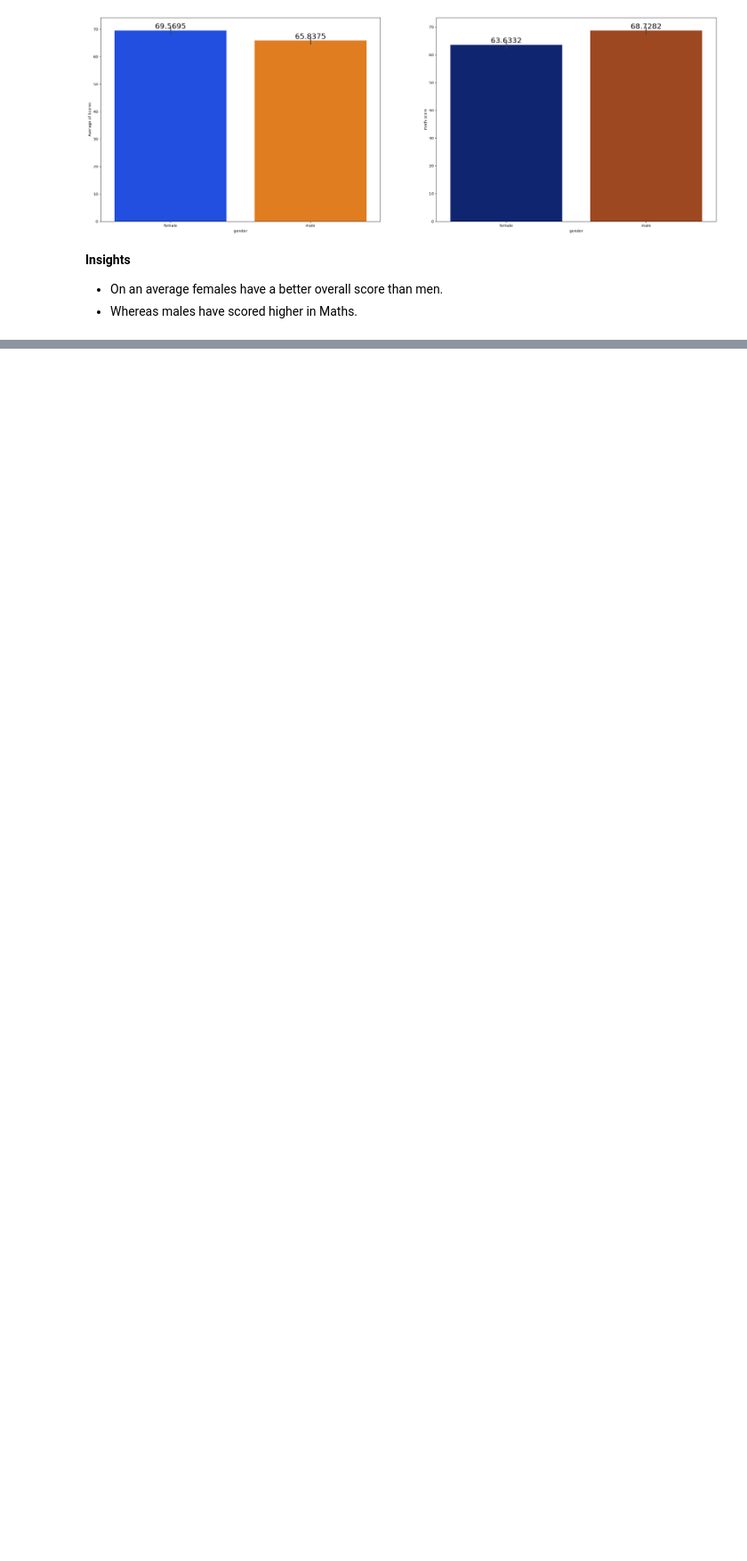
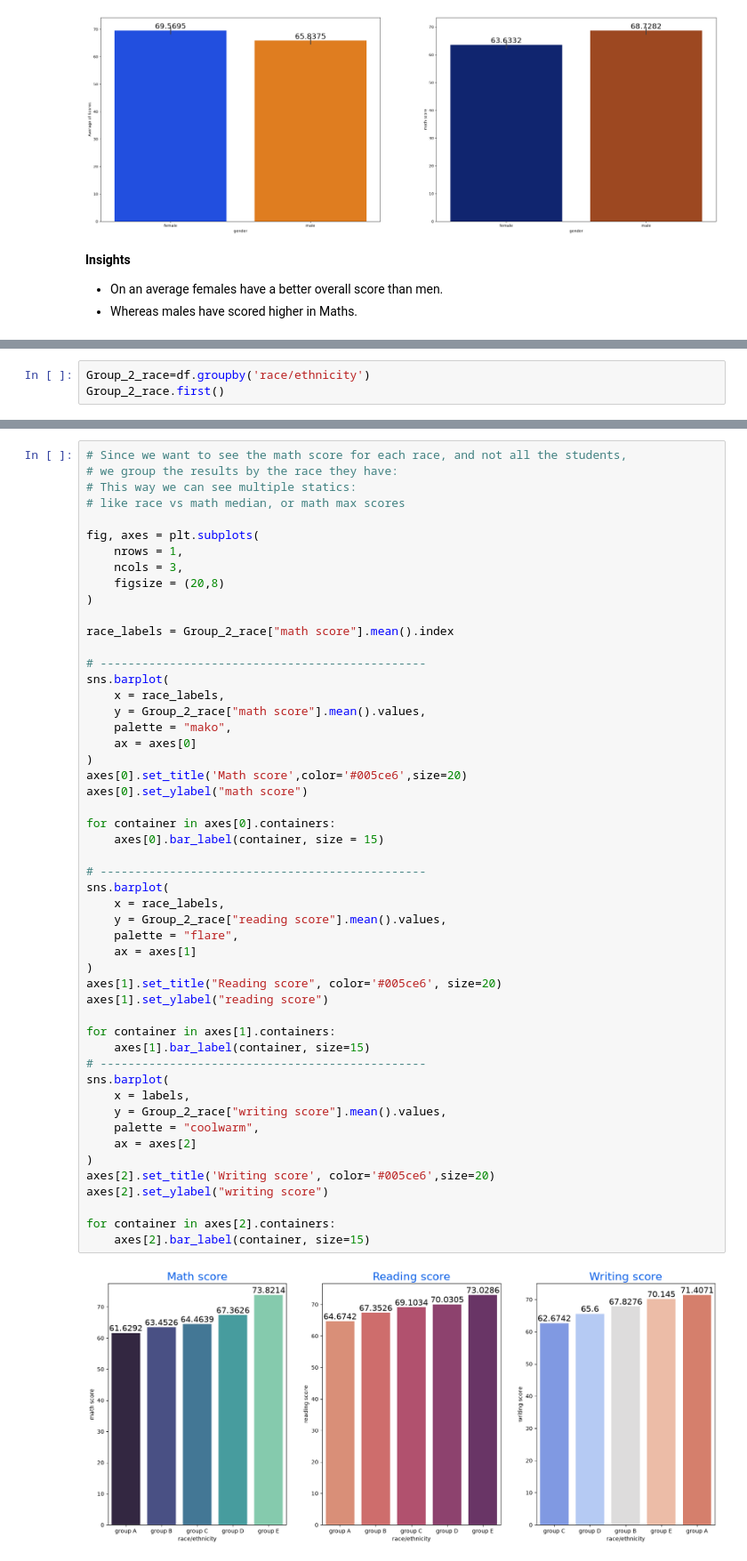
Before and after one commit to Adrinaesf/Generic-ML-Project, a Jupyter notebook: notebooks/1. EDA STUDENT PERFORMANCE.ipynb, the cells around one changed output, grey strips where cells are left out. Shown at 89% size. Cells and saved outputs as stored; diff of their text form; blank space fills up the shorter version.

```diff
--- a/notebooks/1. EDA STUDENT PERFORMANCE.ipynb
+++ b/notebooks/1. EDA STUDENT PERFORMANCE.ipynb
@@ -663,0 +705,3 @@ for container in axes[1].containers:
+# %%
+Group_2_race=df.groupby('race/ethnicity')
+Group_2_race.first()
@@ -663,0 +716,53 @@ for container in axes[1].containers:
+# %%
+# Since we want to see the math score for each race, and not all the students,
+# we group the results by the race they have:
+# This way we can see multiple statics:
+# like race vs math median, or math max scores
+
+fig, axes = plt.subplots(
+    nrows = 1,
+    ncols = 3,
+    figsize = (20,8)
+)
+
+race_labels = Group_2_race["math score"].mean().index
+
+# -----------------------------------------------
+sns.barplot(
+    x = race_labels,
+    y = Group_2_race["math score"].mean().values,
+    palette = "mako",
+    ax = axes[0]
+)
+axes[0].set_title('Math score',color='#005ce6',size=20)
+axes[0].set_ylabel("math score")
+
+for container in axes[0].containers:
+    axes[0].bar_label(container, size = 15)
+
+# -----------------------------------------------
+sns.barplot(
+    x = race_labels,
+    y = Group_2_race["reading score"].mean().values,
+    palette = "flare",
+    ax = axes[1]
+)
+axes[1].set_title("Reading score", color='#005ce6', size=20)
+axes[1].set_ylabel("reading score")
+
+for container in axes[1].containers:
+    axes[1].bar_label(container, size=15)
+# -----------------------------------------------
+sns.barplot(
+    x = labels,
+    y = Group_2_race["writing score"].mean().values,
+    palette = "coolwarm",
+    ax = axes[2]
+)
+axes[2].set_title('Writing score', color='#005ce6',size=20)
+axes[2].set_ylabel("writing score")
+
+for container in axes[2].containers:
+    axes[2].bar_label(container, size=15)
+# %% [output]
+[figure, added]
```
Also changed, not shown: parts of 17 cells of this notebook.
